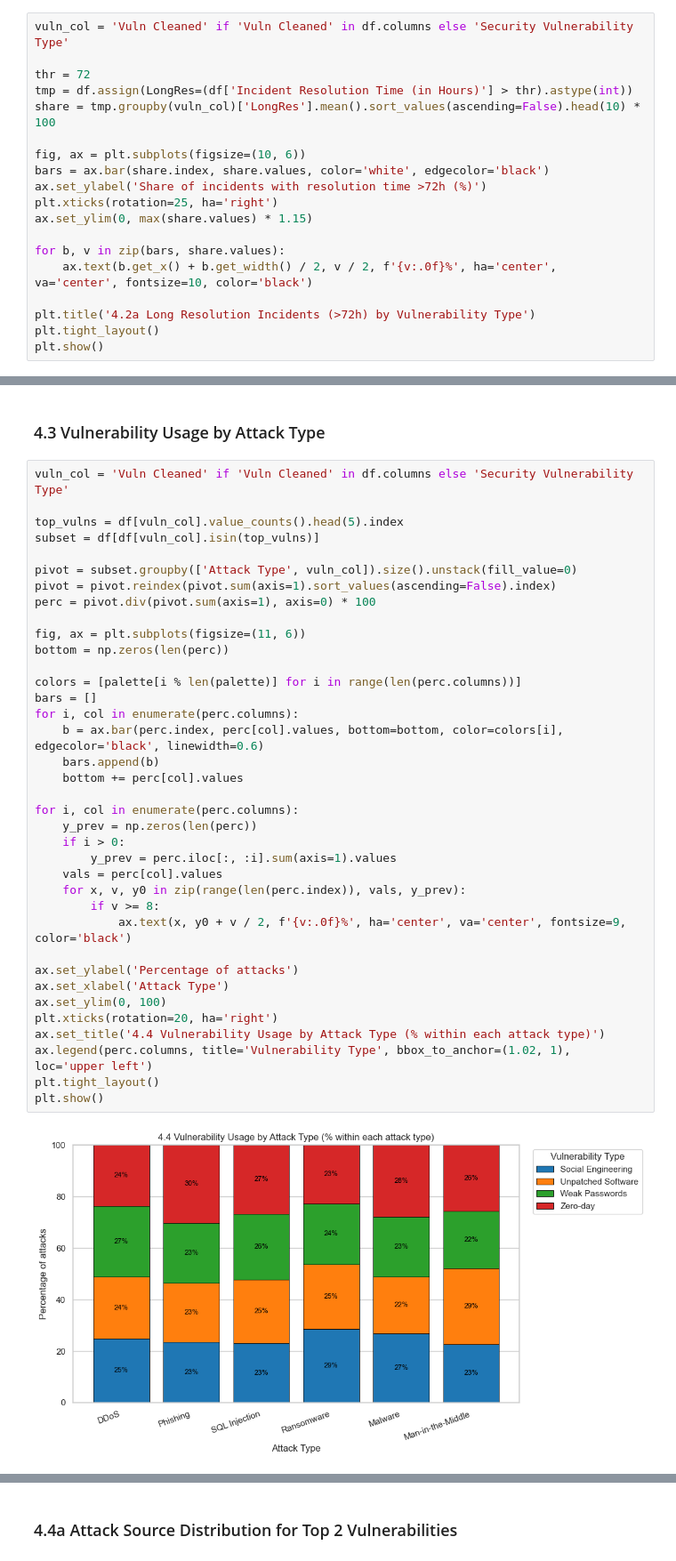
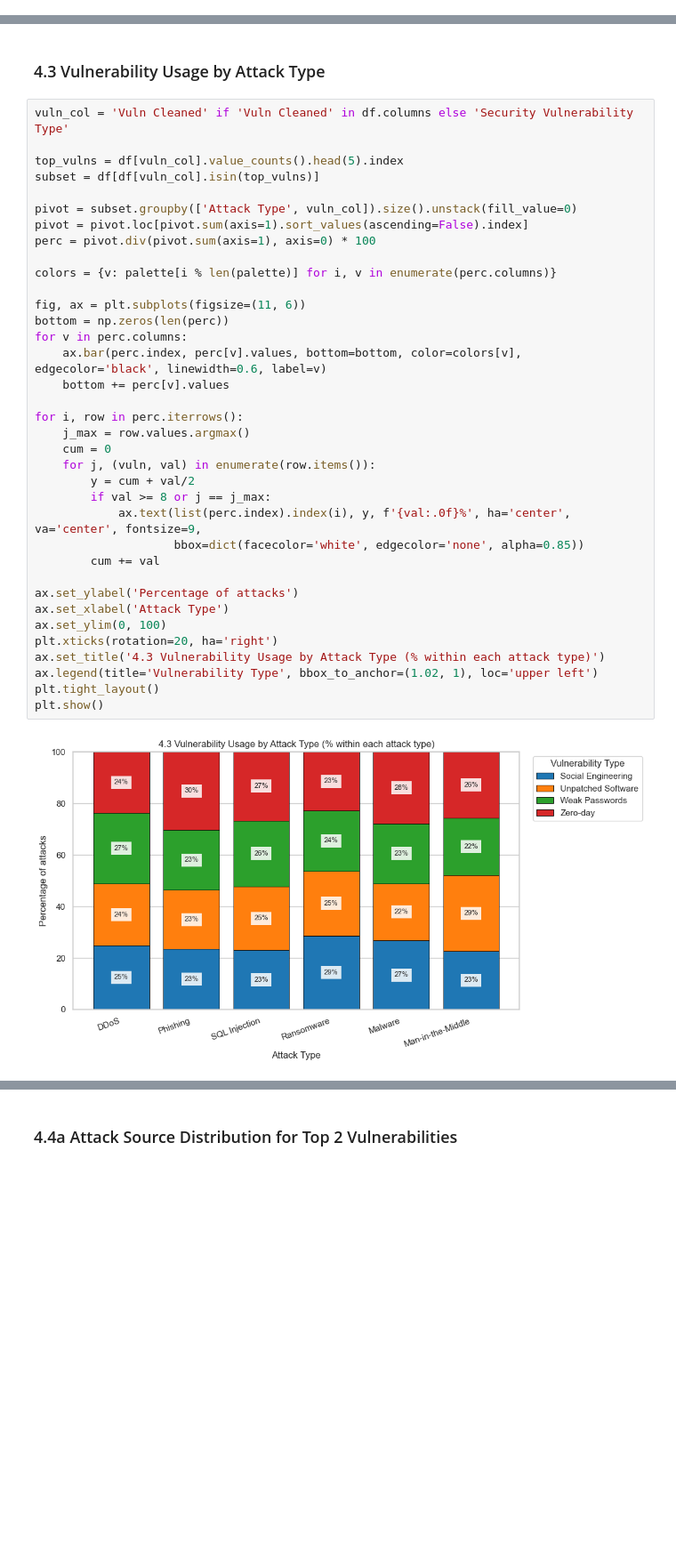
Before and after one commit to dolludaa/Global-Cybersecurity-Threats-2015-2024, a Jupyter notebook: business_analysis.ipynb, the cells around one changed output, grey strips where cells are left out. Shown at 89% size. Saved outputs shown, nothing was run; the diff lists cells and outputs as text; blank space fills up the shorter version.

```diff
--- a/business_analysis.ipynb
+++ b/business_analysis.ipynb
@@ -931,19 +931,0 @@ Apply fast-response practices from password issues to patch management. Reduce u
-# %%
-vuln_col = 'Vuln Cleaned' if 'Vuln Cleaned' in df.columns else 'Security Vulnerability Type'
-
-thr = 72
-tmp = df.assign(LongRes=(df['Incident Resolution Time (in Hours)'] > thr).astype(int))
-share = tmp.groupby(vuln_col)['LongRes'].mean().sort_values(ascending=False).head(10) * 100
-
-fig, ax = plt.subplots(figsize=(10, 6))
-bars = ax.bar(share.index, share.values, color='white', edgecolor='black')
-ax.set_ylabel('Share of incidents with resolution time >72h (%)')
-plt.xticks(rotation=25, ha='right')
-ax.set_ylim(0, max(share.values) * 1.15)
-
-for b, v in zip(bars, share.values):
-    ax.text(b.get_x() + b.get_width() / 2, v / 2, f'{v:.0f}%', ha='center', va='center', fontsize=10, color='black')
-
-plt.title('4.2a Long Resolution Incidents (>72h) by Vulnerability Type')
-plt.tight_layout()
-plt.show()
@@ -954,39 +934,38 @@ plt.show()
 # %%
 vuln_col = 'Vuln Cleaned' if 'Vuln Cleaned' in df.columns else 'Security Vulnerability Type'
 
 top_vulns = df[vuln_col].value_counts().head(5).index
 subset = df[df[vuln_col].isin(top_vulns)]
 
 pivot = subset.groupby(['Attack Type', vuln_col]).size().unstack(fill_value=0)
-pivot = pivot.reindex(pivot.sum(axis=1).sort_values(ascending=False).index)
+pivot = pivot.loc[pivot.sum(axis=1).sort_values(ascending=False).index]
 perc = pivot.div(pivot.sum(axis=1), axis=0) * 100
+
+colors = {v: palette[i % len(palette)] for i, v in enumerate(perc.columns)}
 
 fig, ax = plt.subplots(figsize=(11, 6))
 bottom = np.zeros(len(perc))
+for v in perc.columns:
+    ax.bar(perc.index, perc[v].values, bottom=bottom, color=colors[v], edgecolor='black', linewidth=0.6, label=v)
+    bottom += perc[v].values
 
-colors = [palette[i % len(palette)] for i in range(len(perc.columns))]
-bars = []
-for i, col in enumerate(perc.columns):
-    b = ax.bar(perc.index, perc[col].values, bottom=bottom, color=colors[i], edgecolor='black', linewidth=0.6)
-    bars.append(b)
-    bottom += perc[col].values
-
-for i, col in enumerate(perc.columns):
-    y_prev = np.zeros(len(perc))
-    if i > 0:
-        y_prev = perc.iloc[:, :i].sum(axis=1).values
-    vals = perc[col].values
-    for x, v, y0 in zip(range(len(perc.index)), vals, y_prev):
-        if v >= 8:
-            ax.text(x, y0 + v / 2, f'{v:.0f}%', ha='center', va='center', fontsize=9, color='black')
+for i, row in perc.iterrows():
+    j_max = row.values.argmax()
+    cum = 0
+    for j, (vuln, val) in enumerate(row.items()):
+        y = cum + val/2
+        if val >= 8 or j == j_max:
+            ax.text(list(perc.index).index(i), y, f'{val:.0f}%', ha='center', va='center', fontsize=9,
+                    bbox=dict(facecolor='white', edgecolor='none', alpha=0.85))
+        cum += val
 
 ax.set_ylabel('Percentage of attacks')
 ax.set_xlabel('Attack Type')
 ax.set_ylim(0, 100)
 plt.xticks(rotation=20, ha='right')
-ax.set_title('4.4 Vulnerability Usage by Attack Type (% within each attack type)')
-ax.legend(perc.columns, title='Vulnerability Type', bbox_to_anchor=(1.02, 1), loc='upper left')
+ax.set_title('4.3 Vulnerability Usage by Attack Type (% within each attack type)')
+ax.legend(title='Vulnerability Type', bbox_to_anchor=(1.02, 1), loc='upper left')
 plt.tight_layout()
 plt.show()
 # %% [output]
-[figure, old version]
+[figure, new version]
```
Also changed, not shown: parts of 31 cells of this notebook.
